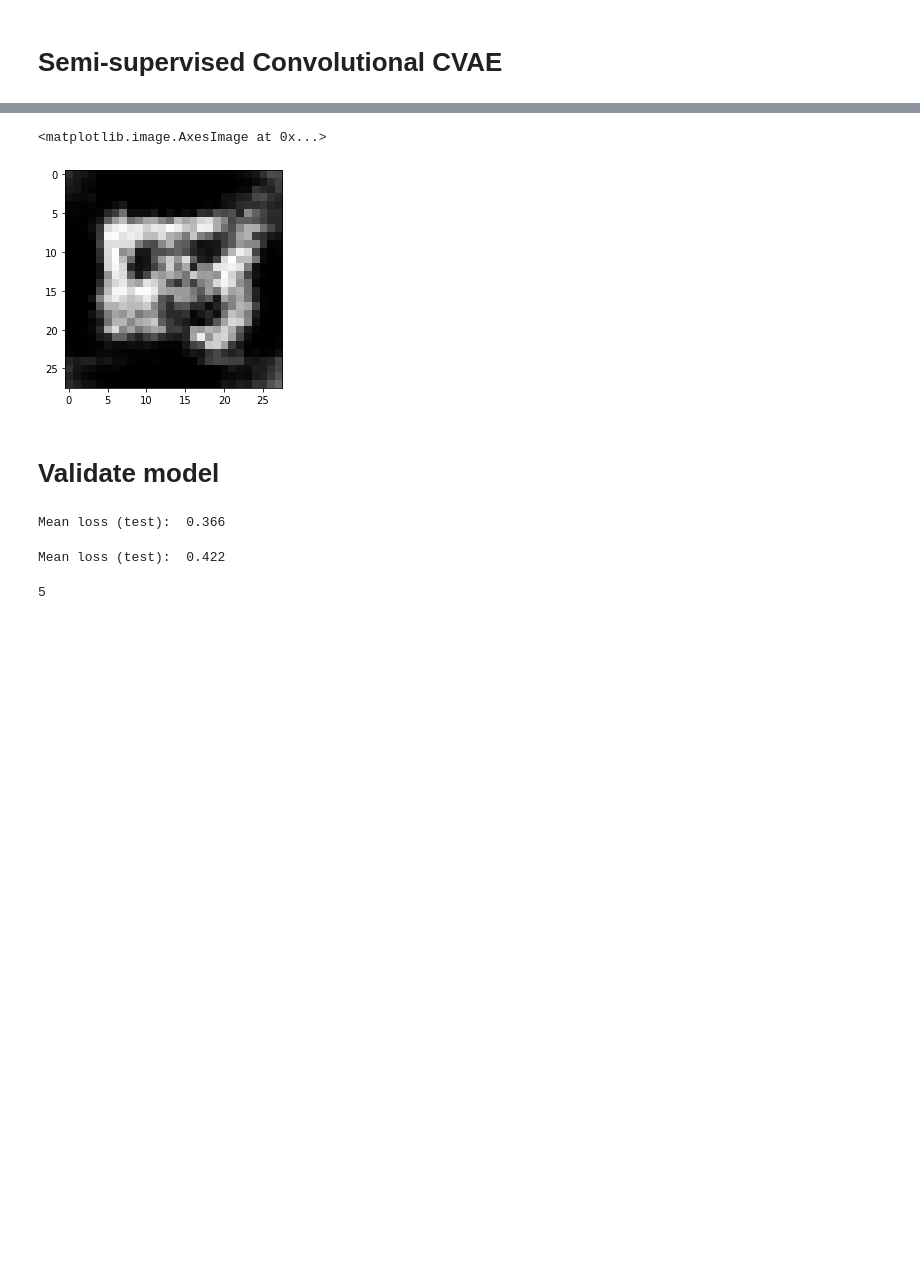
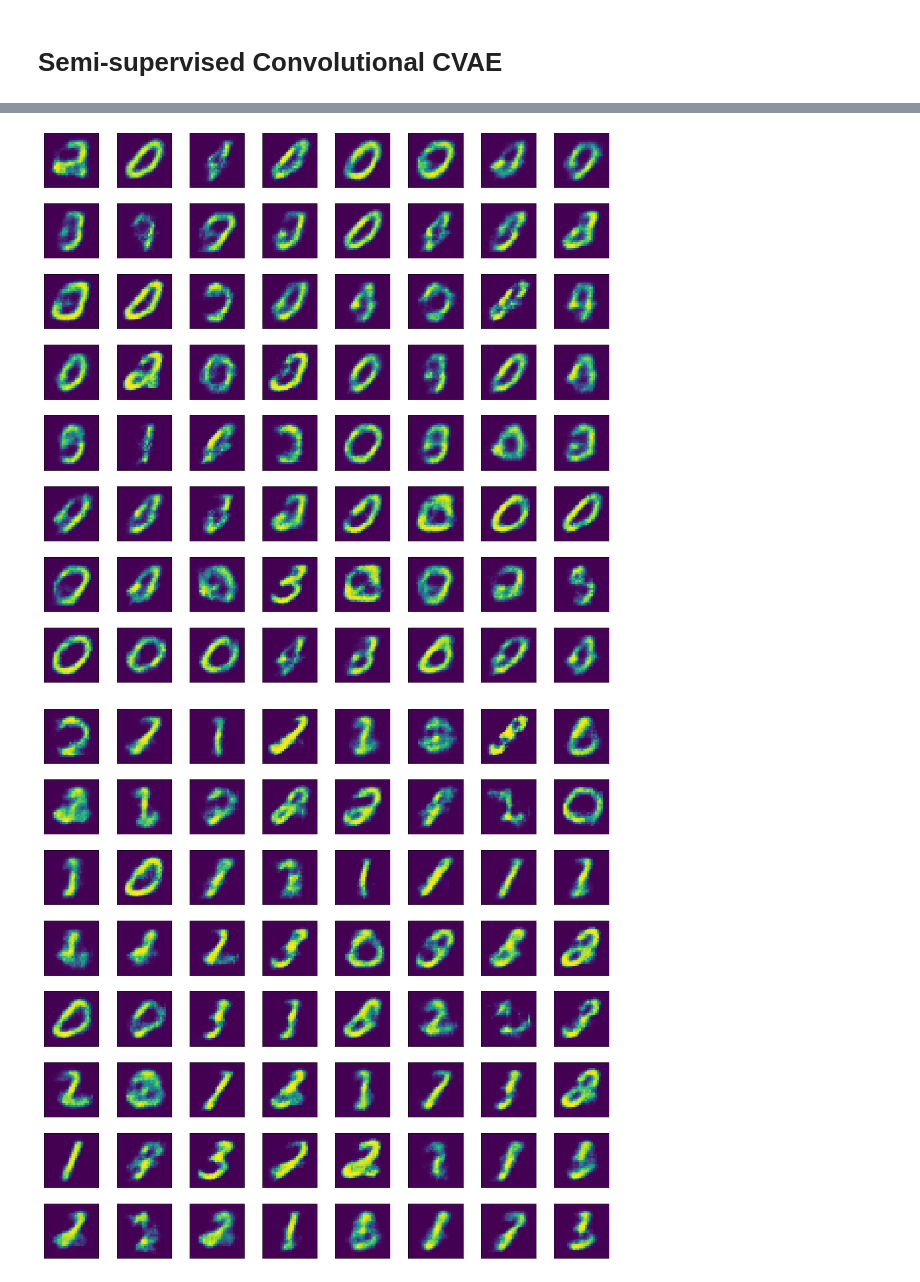
Before and after one commit to BenjaminEriksen95/VAEGen, a Jupyter notebook: VAE_Project_M2_tobias.ipynb, the cells around one changed output, grey strips where cells are left out. Drawn from its saved outputs; the diff is of its cells as text; code cells hidden in the pictures; blank space fills up the shorter version.

```diff
--- a/VAE_Project_M2_tobias.ipynb
+++ b/VAE_Project_M2_tobias.ipynb
@@ -546,38 +568,9 @@ plot_examples(model,sample=True)
-# %%
-with torch.no_grad():
-  x_recon = model.sample(torch.Tensor([4]))
-
-plt.imshow(x_recon[0][0].cpu(), cmap='gray', interpolation='none')
-# %% [output]
-<matplotlib.image.AxesImage at 0x...>
-[figure, removed]
-# %% [markdown]
-# Validate model
-# %%
-accs = []
-
-with torch.no_grad():
-    for idx, (images, labels) in enumerate(dset_train_subset_loader):
-        y_pred = model.classifier(images)
-        acc = accuracy_score(labels.numpy(), np.argmax(y_pred.numpy(), axis=1))
-        accs.append(acc)
-
-print("Mean loss (test): ", np.mean(np.array(accs)))
-# %% [output]
-Mean loss (test):  0.366
-# %%
-accs = []
-
-with torch.no_grad():
-    for idx, (images, labels) in enumerate(dset_test_subset_loader):
-        y_pred = model.classifier(images)
-        acc = accuracy_score(labels.numpy(), np.argmax(y_pred.numpy(), axis=1))
-        accs.append(acc)
-
-print("Mean loss (test): ", np.mean(np.array(accs)))
-# %% [output]
-Mean loss (test):  0.422
-# %%
-print(len(dset_train_subset_loader))
-# %% [output]
-5
+# %%
+plot_examples(model, sample=True, y=torch.zeros(64).type(torch.int64))
+plot_examples(model, sample=True, y=(torch.ones(64).type(torch.int64)*1))
+plot_examples(model, sample=True, y=(torch.ones(64).type(torch.int64)*2))
+plot_examples(model, sample=True, y=(torch.ones(64).type(torch.int64)*3))
+plot_examples(model, sample=True, y=(torch.ones(64).type(torch.int64)*4))
+# %% [output]
+[figure, added]
+[figure, added]
```
Also changed, not shown: parts of 20 cells of this notebook.
